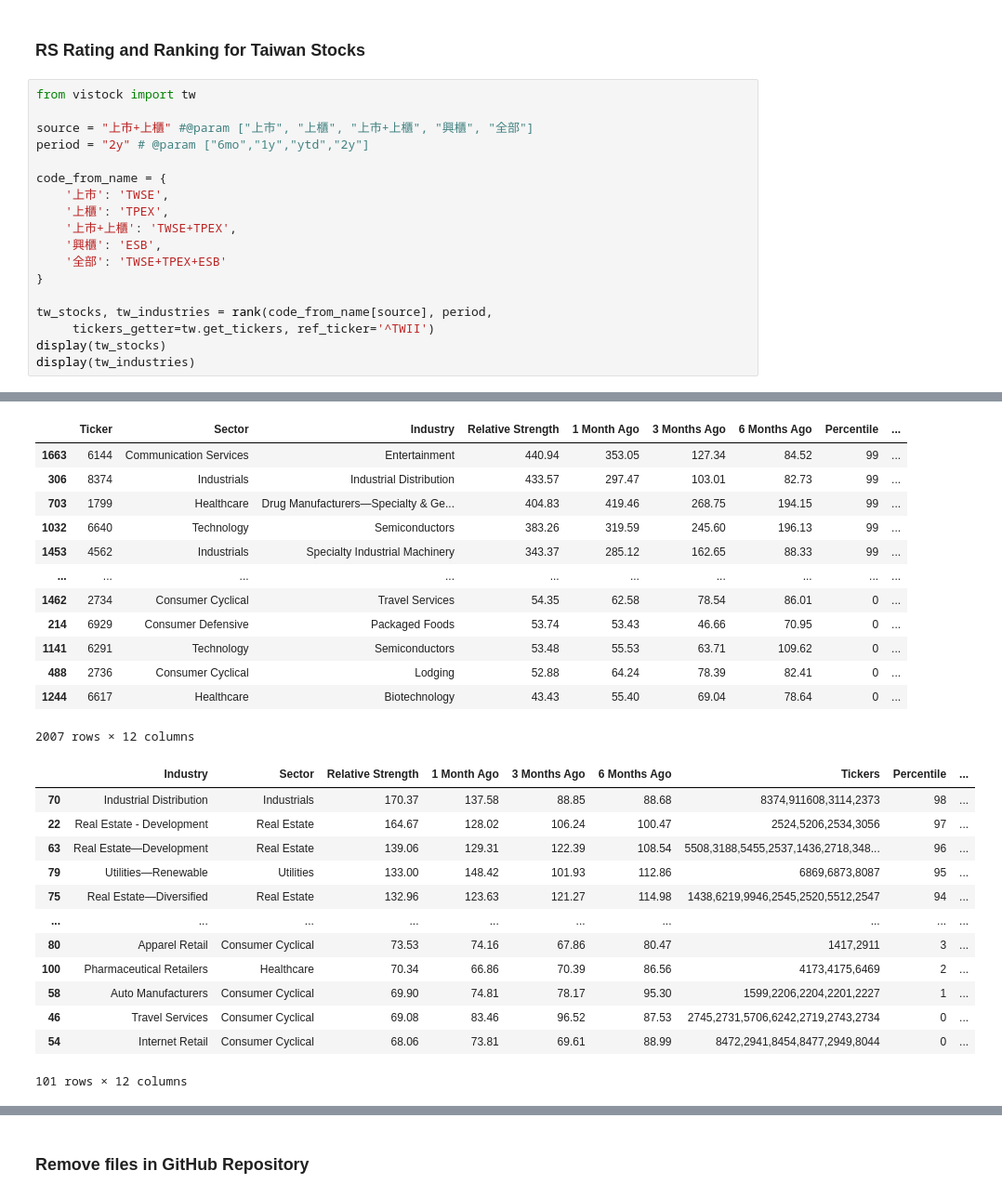
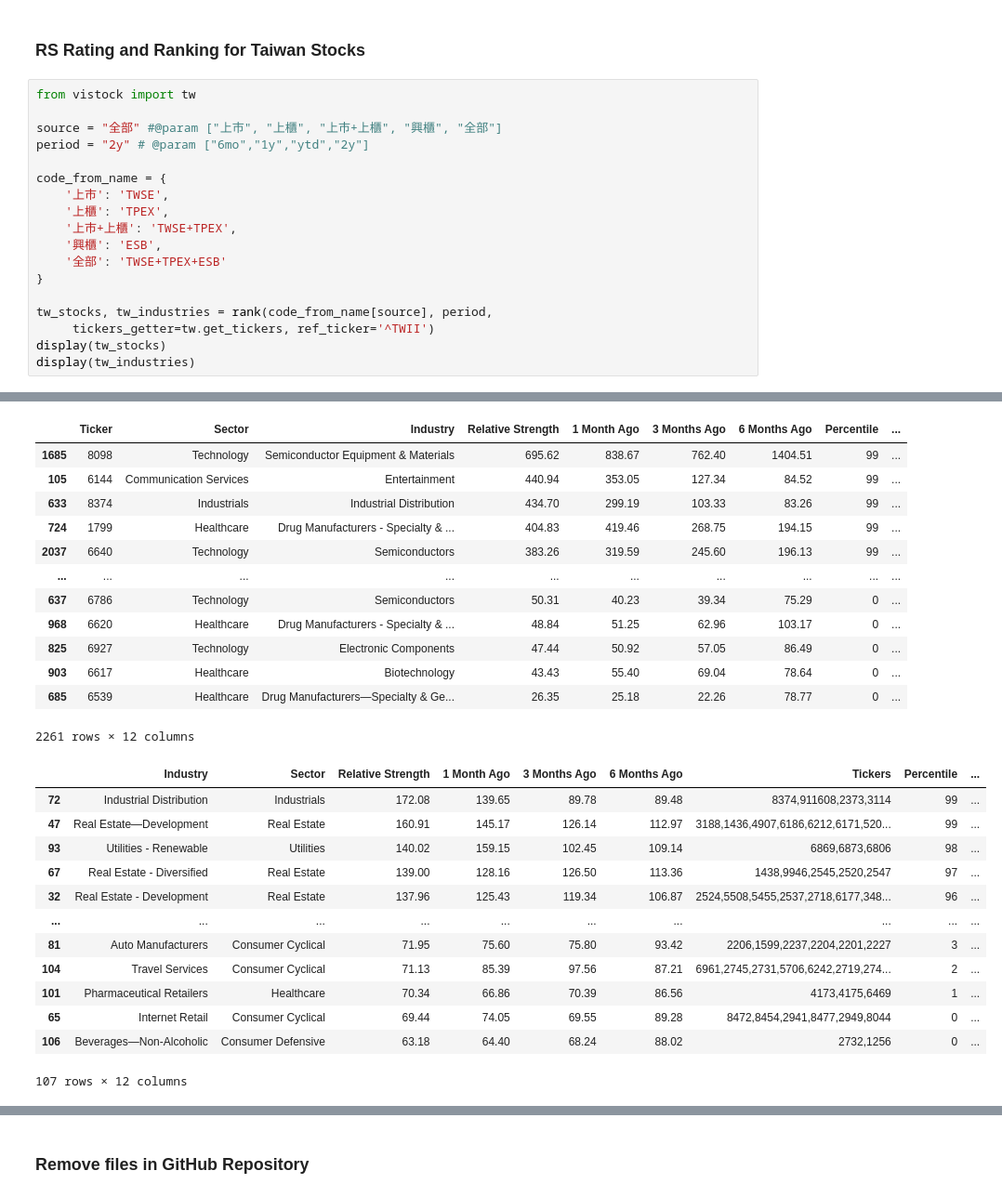
Before and after one commit to yorkjong/vistock, a Jupyter notebook: notebooks/ibd_rs_rating.ipynb, the cells around one changed output, grey strips where cells are left out. Shown at 93% size. Cells and saved outputs as stored; diff of their text form.

```diff
--- a/notebooks/ibd_rs_rating.ipynb
+++ b/notebooks/ibd_rs_rating.ipynb
@@ -400,7 +346,7 @@ display(filtered_rank_stock)
 # %%
 from vistock import tw
 
-source = "上市+上櫃" #@param ["上市", "上櫃", "上市+上櫃", "興櫃", "全部"]
+source = "全部" #@param ["上市", "上櫃", "上市+上櫃", "興櫃", "全部"]
 period = "2y" # @param ["6mo","1y","ytd","2y"]
 
 code_from_name = {
@@ -422,30 +370,30 @@ Your "TWSE+TPEX_industries_2y_20240818.csv" is in the "out" folder.
 ***
 |  | Ticker | Sector | Industry | Relative Strength | 1 Month Ago | 3 Months Ago | 6 Months Ago | Percentile | ... |
-| 1663 | 6144 | Communication Services | Entertainment | 440.94 | 353.05 | 127.34 | 84.52 | 99 | ... |
-| 306 | 8374 | Industrials | Industrial Distribution | 433.57 | 297.47 | 103.01 | 82.73 | 99 | ... |
-| 703 | 1799 | Healthcare | Drug Manufacturers—Specialty & Ge... | 404.83 | 419.46 | 268.75 | 194.15 | 99 | ... |
-| 1032 | 6640 | Technology | Semiconductors | 383.26 | 319.59 | 245.60 | 196.13 | 99 | ... |
-| 1453 | 4562 | Industrials | Specialty Industrial Machinery | 343.37 | 285.12 | 162.65 | 88.33 | 99 | ... |
+| 1685 | 8098 | Technology | Semiconductor Equipment & Materials | 695.62 | 838.67 | 762.40 | 1404.51 | 99 | ... |
+| 105 | 6144 | Communication Services | Entertainment | 440.94 | 353.05 | 127.34 | 84.52 | 99 | ... |
+| 633 | 8374 | Industrials | Industrial Distribution | 434.70 | 299.19 | 103.33 | 83.26 | 99 | ... |
+| 724 | 1799 | Healthcare | Drug Manufacturers - Specialty & ... | 404.83 | 419.46 | 268.75 | 194.15 | 99 | ... |
+| 2037 | 6640 | Technology | Semiconductors | 383.26 | 319.59 | 245.60 | 196.13 | 99 | ... |
 | ... | ... | ... | ... | ... | ... | ... | ... | ... | ... |
-| 1462 | 2734 | Consumer Cyclical | Travel Services | 54.35 | 62.58 | 78.54 | 86.01 | 0 | ... |
-| 214 | 6929 | Consumer Defensive | Packaged Foods | 53.74 | 53.43 | 46.66 | 70.95 | 0 | ... |
-| 1141 | 6291 | Technology | Semiconductors | 53.48 | 55.53 | 63.71 | 109.62 | 0 | ... |
-| 488 | 2736 | Consumer Cyclical | Lodging | 52.88 | 64.24 | 78.39 | 82.41 | 0 | ... |
-| 1244 | 6617 | Healthcare | Biotechnology | 43.43 | 55.40 | 69.04 | 78.64 | 0 | ... |
+| 637 | 6786 | Technology | Semiconductors | 50.31 | 40.23 | 39.34 | 75.29 | 0 | ... |
+| 968 | 6620 | Healthcare | Drug Manufacturers - Specialty & ... | 48.84 | 51.25 | 62.96 | 103.17 | 0 | ... |
+| 825 | 6927 | Technology | Electronic Components | 47.44 | 50.92 | 57.05 | 86.49 | 0 | ... |
+| 903 | 6617 | Healthcare | Biotechnology | 43.43 | 55.40 | 69.04 | 78.64 | 0 | ... |
+| 685 | 6539 | Healthcare | Drug Manufacturers—Specialty & Ge... | 26.35 | 25.18 | 22.26 | 78.77 | 0 | ... |
-2007 rows × 12 columns
+2261 rows × 12 columns
 |  | Industry | Sector | Relative Strength | 1 Month Ago | 3 Months Ago | 6 Months Ago | Tickers | Percentile | ... |
-| 70 | Industrial Distribution | Industrials | 170.37 | 137.58 | 88.85 | 88.68 | 8374,911608,3114,2373 | 98 | ... |
-| 22 | Real Estate - Development | Real Estate | 164.67 | 128.02 | 106.24 | 100.47 | 2524,5206,2534,3056 | 97 | ... |
-| 63 | Real Estate—Development | Real Estate | 139.06 | 129.31 | 122.39 | 108.54 | 5508,3188,5455,2537,1436,2718,348... | 96 | ... |
-| 79 | Utilities—Renewable | Utilities | 133.00 | 148.42 | 101.93 | 112.86 | 6869,6873,8087 | 95 | ... |
-| 75 | Real Estate—Diversified | Real Estate | 132.96 | 123.63 | 121.27 | 114.98 | 1438,6219,9946,2545,2520,5512,2547 | 94 | ... |
+| 72 | Industrial Distribution | Industrials | 172.08 | 139.65 | 89.78 | 89.48 | 8374,911608,2373,3114 | 99 | ... |
+| 47 | Real Estate—Development | Real Estate | 160.91 | 145.17 | 126.14 | 112.97 | 3188,1436,4907,6186,6212,6171,520... | 99 | ... |
+| 93 | Utilities - Renewable | Utilities | 140.02 | 159.15 | 102.45 | 109.14 | 6869,6873,6806 | 98 | ... |
+| 67 | Real Estate - Diversified | Real Estate | 139.00 | 128.16 | 126.50 | 113.36 | 1438,9946,2545,2520,2547 | 97 | ... |
+| 32 | Real Estate - Development | Real Estate | 137.96 | 125.43 | 119.34 | 106.87 | 2524,5508,5455,2537,2718,6177,348... | 96 | ... |
 | ... | ... | ... | ... | ... | ... | ... | ... | ... | ... |
-| 80 | Apparel Retail | Consumer Cyclical | 73.53 | 74.16 | 67.86 | 80.47 | 1417,2911 | 3 | ... |
-| 100 | Pharmaceutical Retailers | Healthcare | 70.34 | 66.86 | 70.39 | 86.56 | 4173,4175,6469 | 2 | ... |
-| 58 | Auto Manufacturers | Consumer Cyclical | 69.90 | 74.81 | 78.17 | 95.30 | 1599,2206,2204,2201,2227 | 1 | ... |
-| 46 | Travel Services | Consumer Cyclical | 69.08 | 83.46 | 96.52 | 87.53 | 2745,2731,5706,6242,2719,2743,2734 | 0 | ... |
-| 54 | Internet Retail | Consumer Cyclical | 68.06 | 73.81 | 69.61 | 88.99 | 8472,2941,8454,8477,2949,8044 | 0 | ... |
+| 81 | Auto Manufacturers | Consumer Cyclical | 71.95 | 75.60 | 75.80 | 93.42 | 2206,1599,2237,2204,2201,2227 | 3 | ... |
+| 104 | Travel Services | Consumer Cyclical | 71.13 | 85.39 | 97.56 | 87.21 | 6961,2745,2731,5706,6242,2719,274... | 2 | ... |
+| 101 | Pharmaceutical Retailers | Healthcare | 70.34 | 66.86 | 70.39 | 86.56 | 4173,4175,6469 | 1 | ... |
+| 65 | Internet Retail | Consumer Cyclical | 69.44 | 74.05 | 69.55 | 89.28 | 8472,8454,2941,8477,2949,8044 | 0 | ... |
+| 106 | Beverages—Non-Alcoholic | Consumer Defensive | 63.18 | 64.40 | 68.24 | 88.02 | 2732,1256 | 0 | ... |
-101 rows × 12 columns
+107 rows × 12 columns
 # %%
 # @title Top Percentile Taiwan Stocks
 min_percentile = 95 # @param {"type":"slider","min":1,"max":99,"step":1}
```
Also changed, not shown: parts of 9 cells of this notebook.
